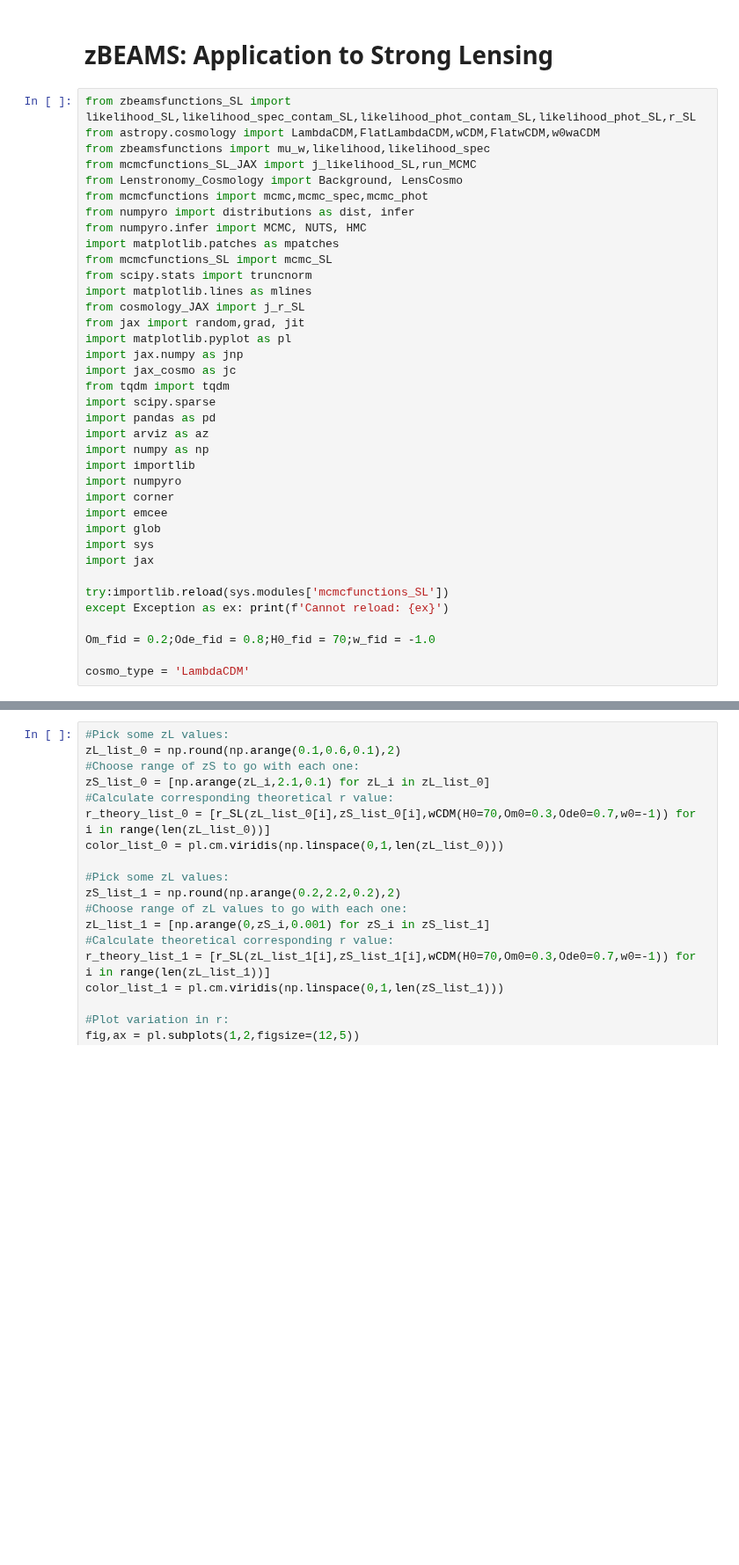
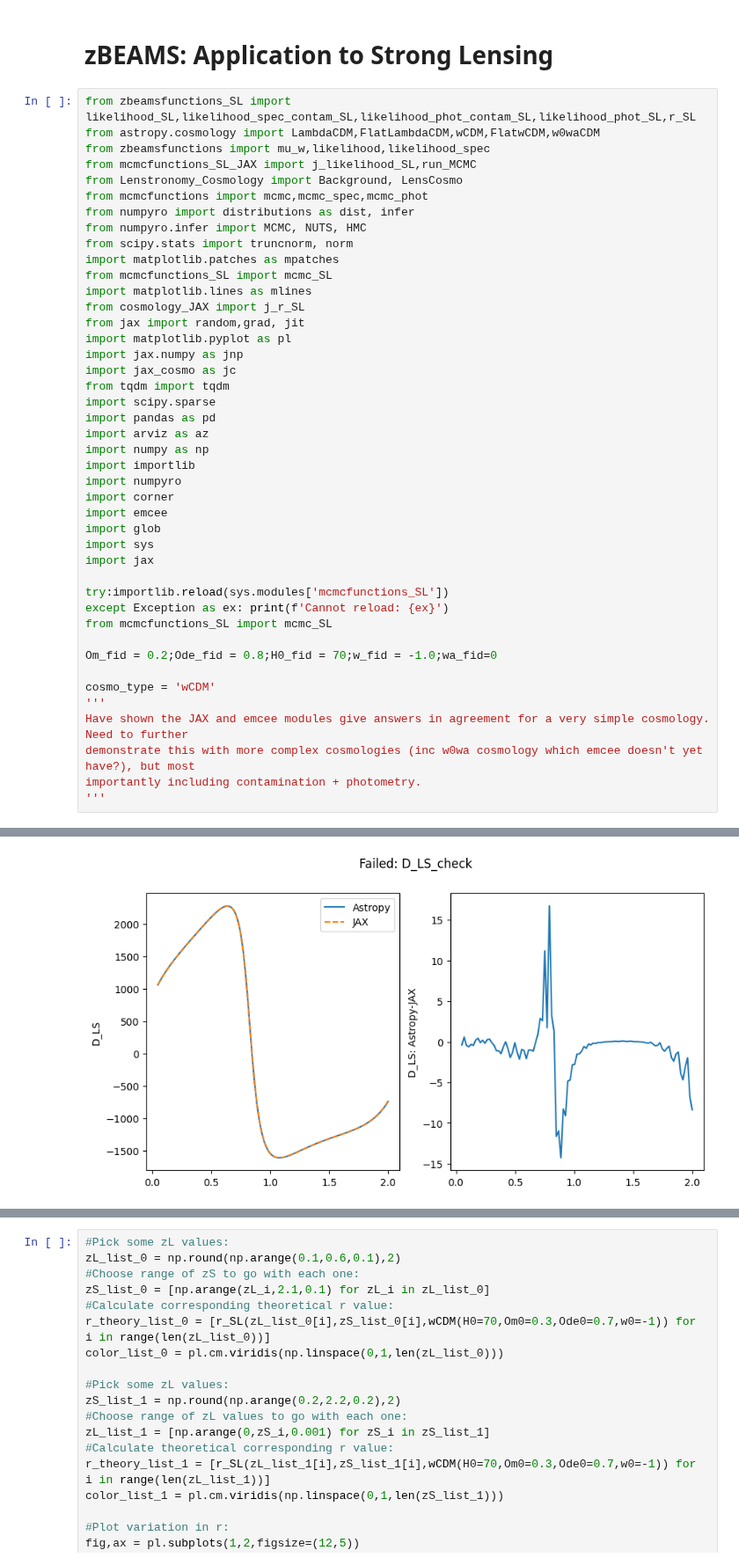
Before and after one commit to P-1884/COSMIC-BEAMS, a Jupyter notebook: zBEAMS_Application_to_Strong_Lensing.ipynb, the cells around one changed output, grey strips where cells are left out. Shown at 88% size. Saved outputs shown, nothing was run; the diff lists cells and outputs as text; blank space fills up the shorter version.

```diff
--- a/zBEAMS_Application_to_Strong_Lensing.ipynb
+++ b/zBEAMS_Application_to_Strong_Lensing.ipynb
@@ -9,9 +9,9 @@ from Lenstronomy_Cosmology import Background, LensCosmo
 from mcmcfunctions import mcmc,mcmc_spec,mcmc_phot
 from numpyro import distributions as dist, infer
 from numpyro.infer import MCMC, NUTS, HMC
+from scipy.stats import truncnorm, norm
 import matplotlib.patches as mpatches
 from mcmcfunctions_SL import mcmc_SL
-from scipy.stats import truncnorm
 import matplotlib.lines as mlines
 from cosmology_JAX import j_r_SL
 from jax import random,grad, jit
@@ -33,7 +33,14 @@ import jax
 
 try:importlib.reload(sys.modules['mcmcfunctions_SL'])
 except Exception as ex: print(f'Cannot reload: {ex}')
+from mcmcfunctions_SL import mcmc_SL
 
-Om_fid = 0.2;Ode_fid = 0.8;H0_fid = 70;w_fid = -1.0
+Om_fid = 0.2;Ode_fid = 0.8;H0_fid = 70;w_fid = -1.0;wa_fid=0
 
-cosmo_type = 'LambdaCDM'
+cosmo_type = 'wCDM'
+'''
+Have shown the JAX and emcee modules give answers in agreement for a very simple cosmology. Need to further
+demonstrate this with more complex cosmologies (inc w0wa cosmology which emcee doesn't yet have?), but most
+importantly including contamination + photometry.
+'''
+# %% [output]
@@ -39,0 +59 @@ cosmo_type = 'LambdaCDM'
+[figure, added]
```
Also changed, not shown: parts of 41 cells of this notebook, 10 other files.
